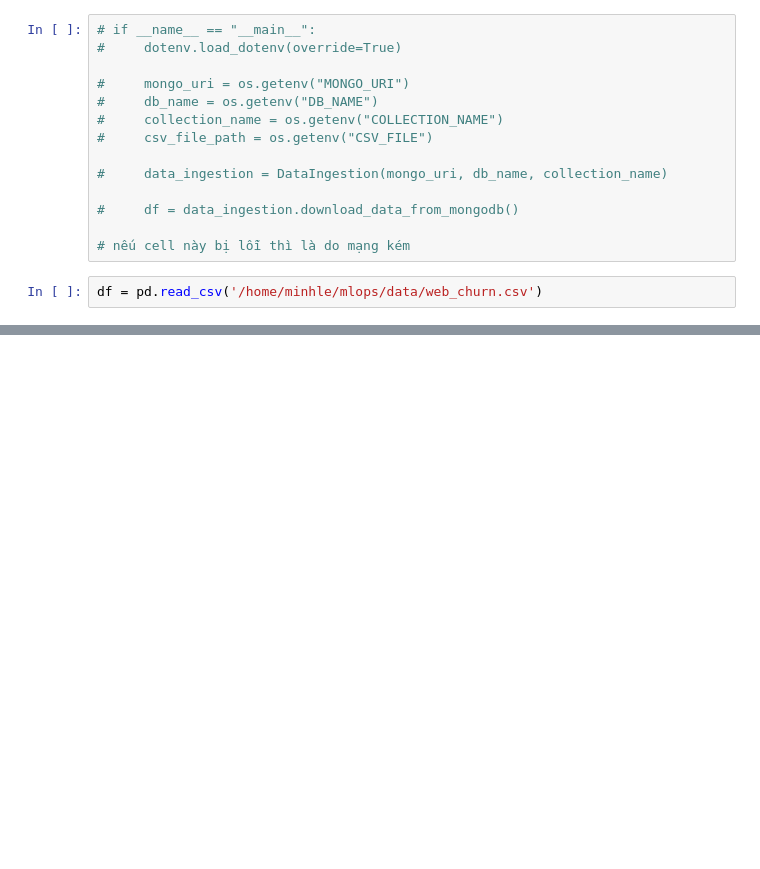
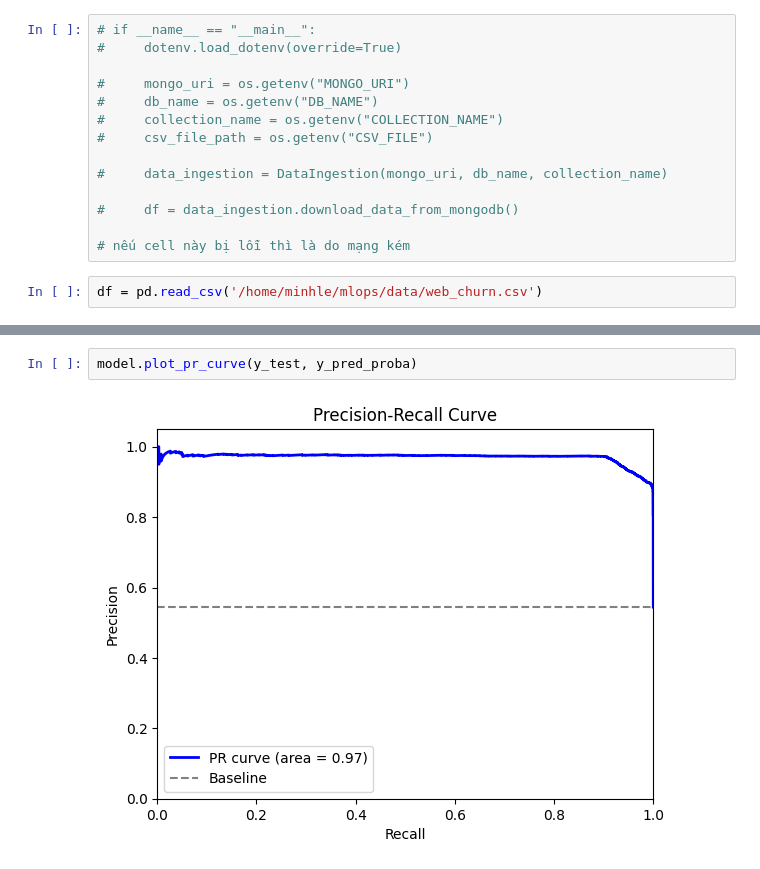
Before and after one commit to MintLee1234/mlops, a Jupyter notebook: scr/pipeline/main.ipynb, the cells around one changed output, grey strips where cells are left out. Drawn from its saved outputs; the diff is of its cells as text; blank space fills up the shorter version.

```diff
--- a/scr/pipeline/main.ipynb
+++ b/scr/pipeline/main.ipynb
@@ -126,0 +86,4 @@ XGBClassifier(base_score=None, booster=None, callbacks=None,
+# %%
+model.plot_pr_curve(y_test, y_pred_proba)
+# %% [output]
+[figure, added]
```
Also changed, not shown: parts of 12 cells of this notebook, 6 other files.
